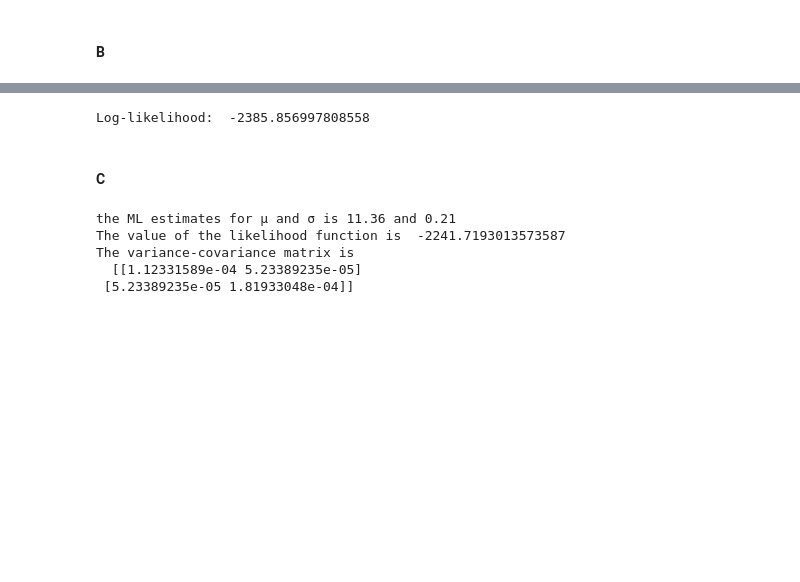
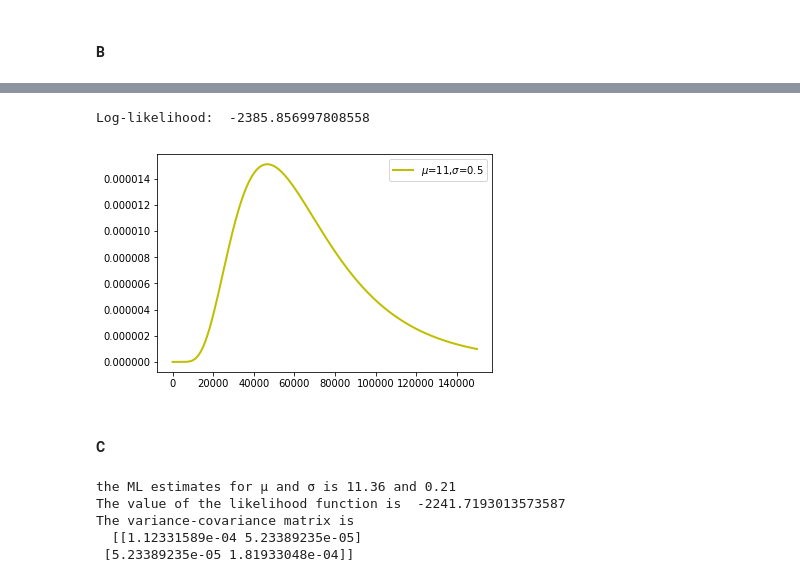
Before and after one commit to hihowme/persp-model-econ_w20, a Jupyter notebook: ProblemSets/PS4/PS4_Haihao.ipynb, the cells around one changed output, grey strips where cells are left out. Saved outputs shown, nothing was run; the diff lists cells and outputs as text; code cells hidden in the pictures; blank space fills up the shorter version.

```diff
--- a/ProblemSets/PS4/PS4_Haihao.ipynb
+++ b/ProblemSets/PS4/PS4_Haihao.ipynb
@@ -45,7 +42,7 @@ mu = 11
 sigma = 0.5
 xval = np.linspace(1e-9, 150000, 200000)
 
-plt.plot(dist_pts, log_normal_pdf(xval, mu, sigma),
+plt.plot(xval, sts.lognorm.pdf(xval, scale=np.exp(mu), s=sigma),
          linewidth=2, color='y', label='$\mu$=11,$\sigma$=0.5')
 plt.legend(loc='upper right')
 
@@ -56,4 +51,5 @@ print('Log-likelihood: ', log_lik_norm(income, mu, sigma))
 Log-likelihood:  -2385.856997808558
+[figure, added]
 # %% [markdown]
 #### C
 # %%
```
Also changed, not shown: parts of 4 cells of this notebook, 4 other files.
